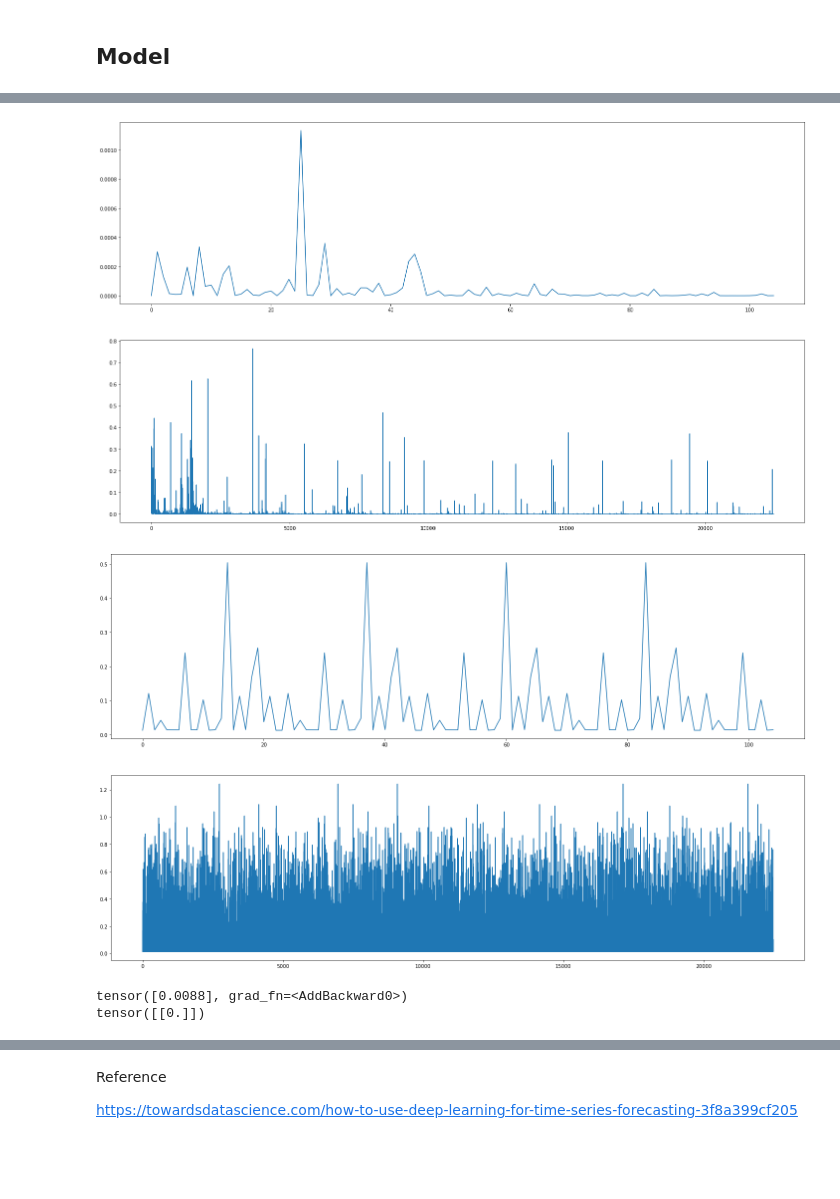
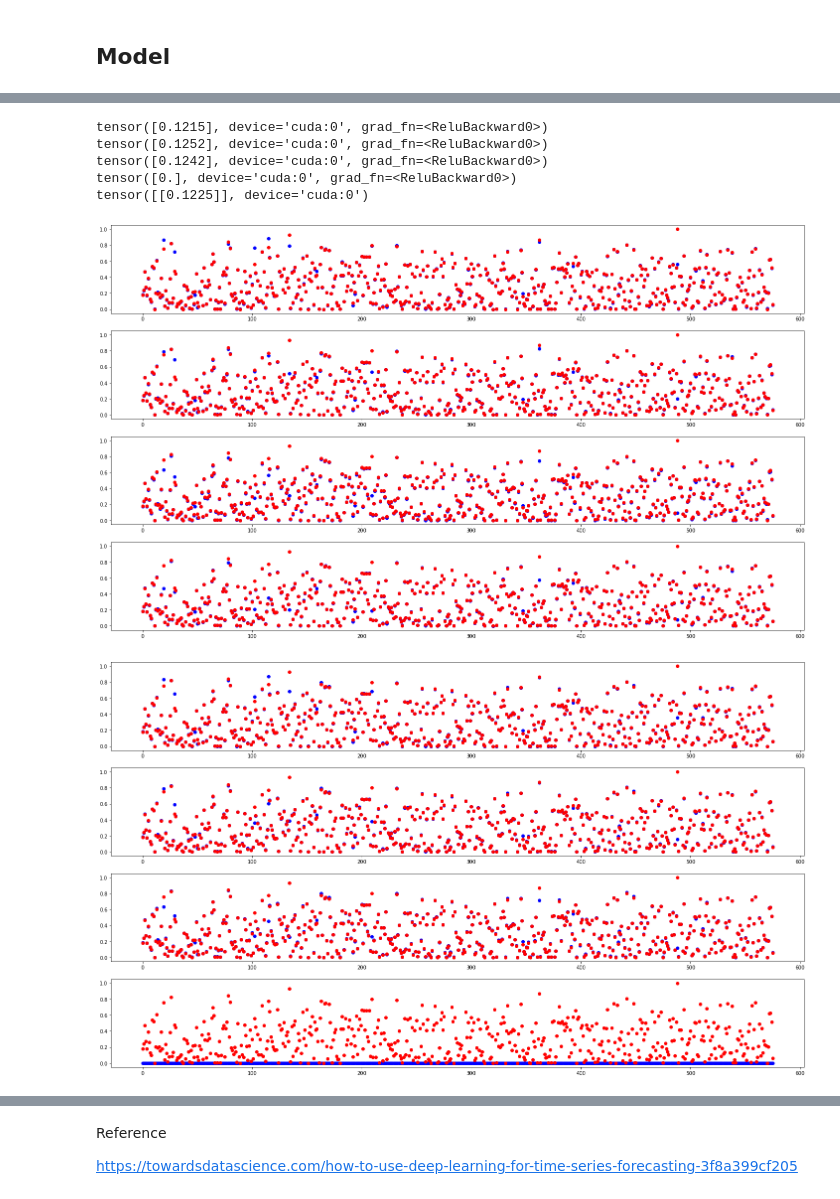
Before and after one commit to JerrickB/MoistBot, a Jupyter notebook: MoistBot.ipynb, the cells around one changed output, grey strips where cells are left out. Cells and saved outputs as stored; diff of their text form; code cells hidden in the pictures; blank space fills up the shorter version.

Commit message:
grid search

```diff
--- a/MoistBot.ipynb
+++ b/MoistBot.ipynb
@@ -338,0 +390,2 @@ ep / it    trn_loss   val_loss
+# %%
+vals = train(nets,10)
@@ -339,28 +444,49 @@ ep / it    trn_loss   val_loss
+# %%
+trn_it = iter(trn_dl)
+batch, ys = next(trn_it)
+batch = np.reshape(batch,(-1))
+batch = batch.type(dtype)
+ys = ys.type(dtype)
+for i in range(len(num_hid)):
+    pred = nets[i](batch)
+    print(pred)
+print(ys)
+# %% [output]
+tensor([0.1215], device='cuda:0', grad_fn=<ReluBackward0>)
+tensor([0.1252], device='cuda:0', grad_fn=<ReluBackward0>)
+tensor([0.1242], device='cuda:0', grad_fn=<ReluBackward0>)
+tensor([0.], device='cuda:0', grad_fn=<ReluBackward0>)
+tensor([[0.1225]], device='cuda:0')
+# %%
+vls = []
+for i, net in enumerate(nets):
+    val_it = iter(val_dl)
+    v = []
+    v_ys = []
+    net.eval()
+    for batch in range(len(val_dl)//bs):
+        with torch.no_grad():
+            v_bat, v_y = next(val_it)
+            v_bat = np.reshape(v_bat,(-1))
+            v_y = np.reshape(v_y,(-1))
+            v_bat = v_bat.type(dtype)
+
+            v.append(net(v_bat)[0].item())
+            v_ys.append(v_y)
+    vls.append([v,v_ys])
 # %%
-fig, ax = plt.subplots(2,figsize=[25,15])
-# [ax[i].grid(True) for i in ax]
-ax[0].plot(val_loss[10:],label='preds')
-ax[1].plot(trn_loss[10:],label='train')
+fig, ax = plt.subplots(len(nets),figsize=[25,15])
+for i, ls in enumerate(vls):
+    ax[i].plot(ls[0],'bo')
+    ax[i].plot(ls[1],'ro')
 plt.show()
 # %% [output]
-[figure, old version]
+[figure, new version]
 # %%
-fig, ax = plt.subplots(2,figsize=[25,15])
-# [ax[i].grid(True) for i in ax]
-ax[0].plot(val_loss[10:],label='preds')
-ax[1].plot(trn_loss[10:],label='train')
+fig, ax = plt.subplots(len(nets),figsize=[25,15])
+for i, ls in enumerate(vls):
+    ax[i].plot(ls[0],'bo')
+    ax[i].plot(ls[1],'ro')
 plt.show()
 # %% [output]
-[figure, old version]
+[figure, new version]
-# %%
-trn_it = iter(trn_dl)
-batch, ys = next(trn_it)
-batch = np.reshape(batch,(-1))
-batch = batch.type(dtype)
-ys = ys.type(dtype)
-pred = net(batch)
-print(pred)
-print(ys)
-# %% [output]
-tensor([0.0088], grad_fn=<AddBackward0>)
-tensor([[0.]])
```
Also changed, not shown: parts of 31 cells of this notebook, 4 other files.
